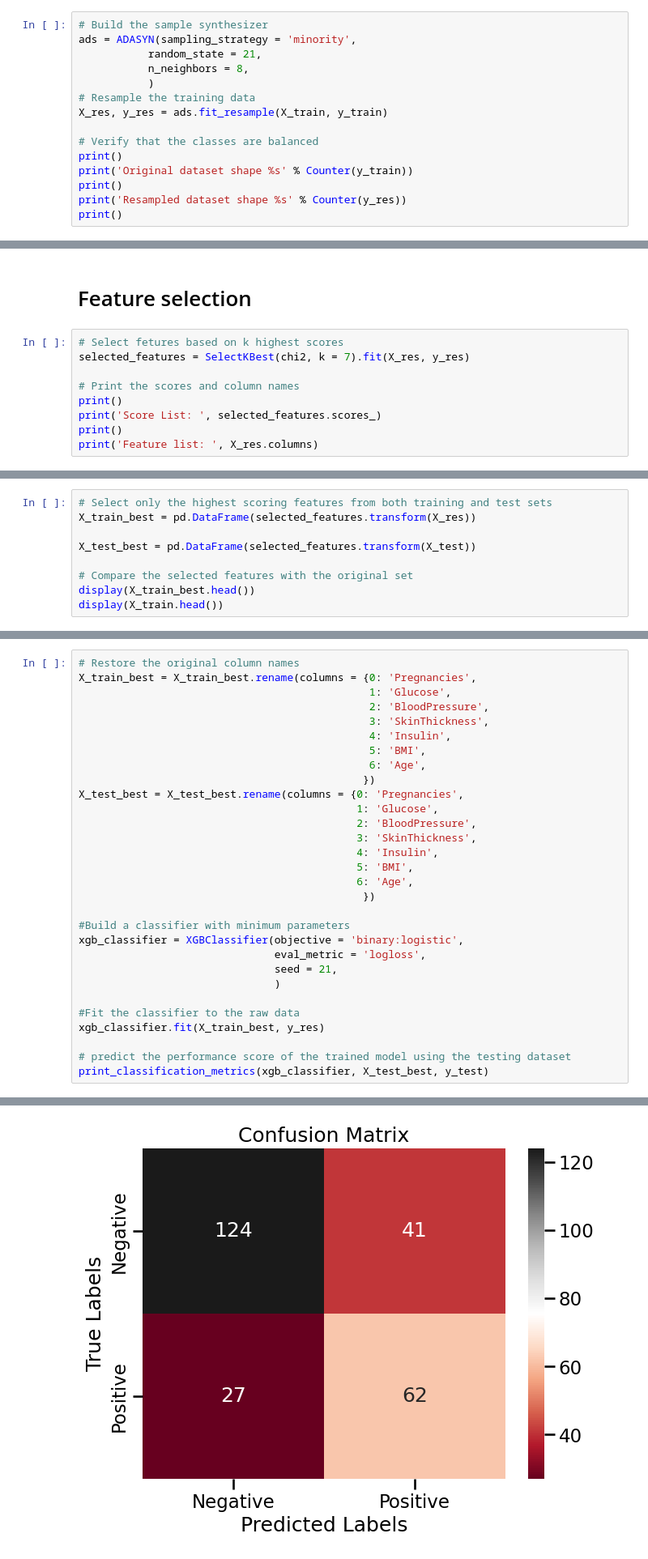
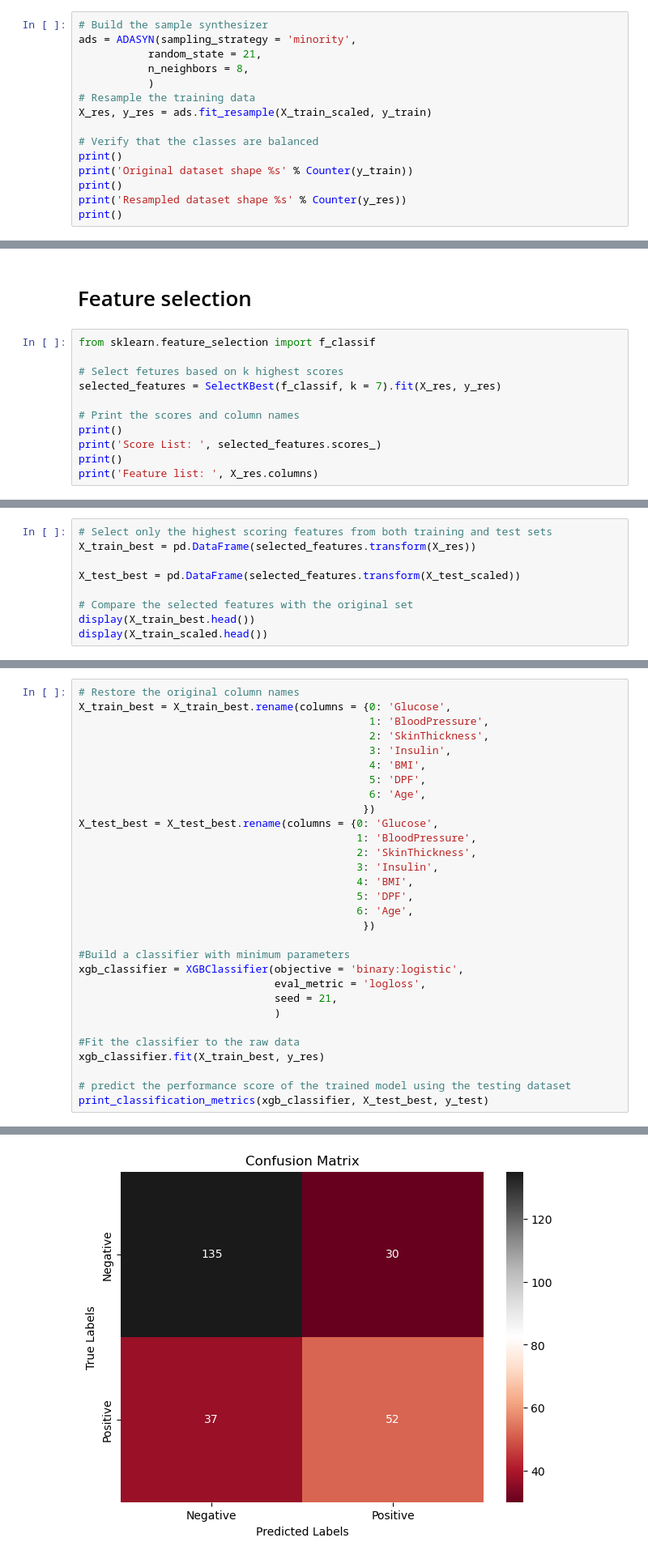
Before and after one commit to Al-1n/Diabetes_Classification, a Jupyter notebook: Diabetes_classification_ADASYN.ipynb, the cells around one changed output, grey strips where cells are left out. Shown at 81% size. Drawn from its saved outputs; the diff is of its cells as text.

```diff
--- a/Diabetes_classification_ADASYN.ipynb
+++ b/Diabetes_classification_ADASYN.ipynb
@@ -781,7 +759,7 @@ ads = ADASYN(sampling_strategy = 'minority',
            n_neighbors = 8,
            )
 # Resample the training data
-X_res, y_res = ads.fit_resample(X_train, y_train)
+X_res, y_res = ads.fit_resample(X_train_scaled, y_train)
 
 # Verify that the classes are balanced
 print()
@@ -818,8 +796,10 @@ Additional metrics
 # %% [markdown]
 # Feature selection
 # %%
+from sklearn.feature_selection import f_classif
+
 # Select fetures based on k highest scores
-selected_features = SelectKBest(chi2, k = 7).fit(X_res, y_res)
+selected_features = SelectKBest(f_classif, k = 7).fit(X_res, y_res)
 
 # Print the scores and column names
 print()
@@ -837,10 +817,10 @@ Feature list:  Index(['Pregnancies', 'Glucose', 'BloodPressure', 'SkinThickness'
 # Select only the highest scoring features from both training and test sets
 X_train_best = pd.DataFrame(selected_features.transform(X_res))
 
-X_test_best = pd.DataFrame(selected_features.transform(X_test))
+X_test_best = pd.DataFrame(selected_features.transform(X_test_scaled))
 
 # Compare the selected features with the original set
 display(X_train_best.head())
-display(X_train.head())
+display(X_train_scaled.head())
 # %% [output]
 |  | 0 | 1 | 2 | 3 | 4 | 5 | 6 |
@@ -858,19 +838,19 @@ display(X_train.head())
 # %%
 # Restore the original column names
-X_train_best = X_train_best.rename(columns = {0: 'Pregnancies',
-                                              1: 'Glucose',
-                                              2: 'BloodPressure',
-                                              3: 'SkinThickness',
-                                              4: 'Insulin',
-                                              5: 'BMI',
+X_train_best = X_train_best.rename(columns = {0: 'Glucose',
+                                              1: 'BloodPressure',
+                                              2: 'SkinThickness',
+                                              3: 'Insulin',
+                                              4: 'BMI',
+                                              5: 'DPF',
                                               6: 'Age',
                                              })
-X_test_best = X_test_best.rename(columns = {0: 'Pregnancies',
-                                            1: 'Glucose',
-                                            2: 'BloodPressure',
-                                            3: 'SkinThickness',
-                                            4: 'Insulin',
-                                            5: 'BMI',
+X_test_best = X_test_best.rename(columns = {0: 'Glucose',
+                                            1: 'BloodPressure',
+                                            2: 'SkinThickness',
+                                            3: 'Insulin',
+                                            4: 'BMI',
+                                            5: 'DPF',
                                             6: 'Age',
                                              })
 
@@ -901,4 +881,4 @@ Additional metrics
-[figure, old version]
+[figure, new version]
 # %% [markdown]
 # Optimizing the XGBoost classifier with optuna
 # %%
```
Also changed, not shown: parts of 36 cells of this notebook, 6 other files.
